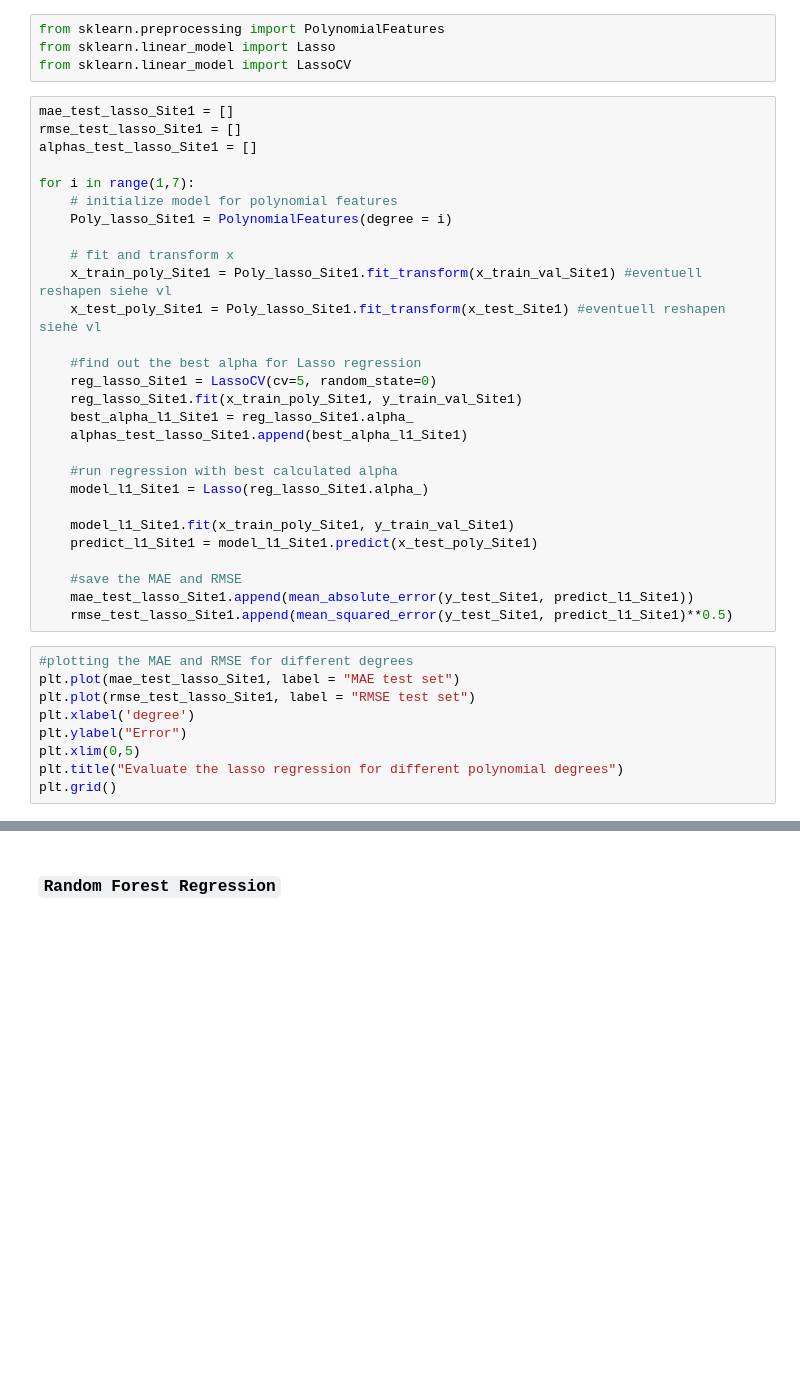
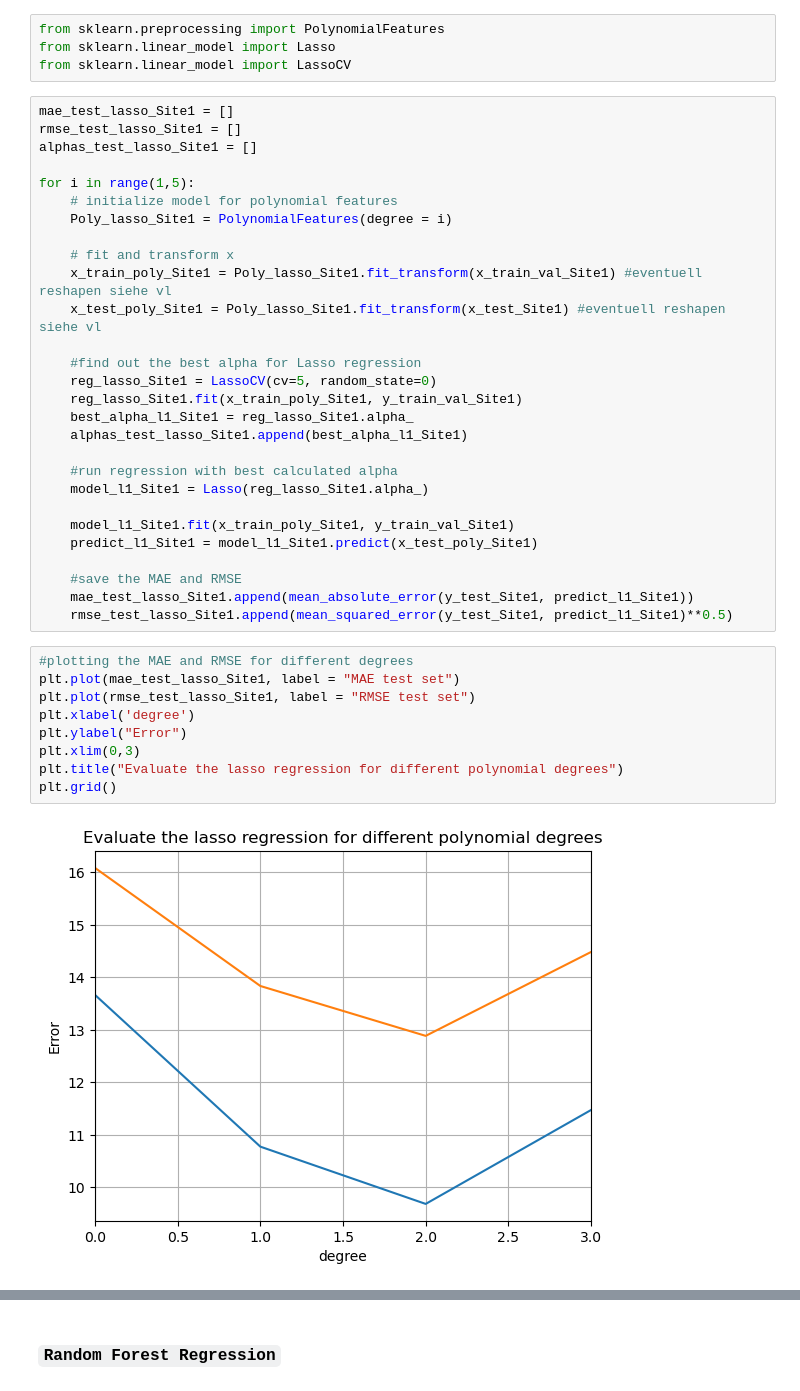
Before and after one commit to ilsuucar2/AATeamAssignment, a Jupyter notebook: AATeamAssignment-Prediction2.ipynb, the cells around one changed output, grey strips where cells are left out. Drawn from its saved outputs; the diff is of its cells as text; blank space fills up the shorter version.

```diff
--- a/AATeamAssignment-Prediction2.ipynb
+++ b/AATeamAssignment-Prediction2.ipynb
@@ -1963,7 +1978,7 @@ mae_test_lasso_Site1 = []
 rmse_test_lasso_Site1 = []
 alphas_test_lasso_Site1 = []
 
-for i in range(1,7):
+for i in range(1,5):
     # initialize model for polynomial features
     Poly_lasso_Site1 = PolynomialFeatures(degree = i)
 
@@ -1989,12 +2004,14 @@ for i in range(1,7):
 # %%
 #plotting the MAE and RMSE for different degrees
 plt.plot(mae_test_lasso_Site1, label = "MAE test set")
 plt.plot(rmse_test_lasso_Site1, label = "RMSE test set")
 plt.xlabel('degree')
 plt.ylabel("Error")
-plt.xlim(0,5)
+plt.xlim(0,3)
 plt.title("Evaluate the lasso regression for different polynomial degrees")
 plt.grid()
+# %% [output]
+[figure, added]
 # %%
 #show best alphas of the regressions with the different degrees
 alphas_test_lasso_Site1
```
Also changed, not shown: parts of 11 cells of this notebook.
